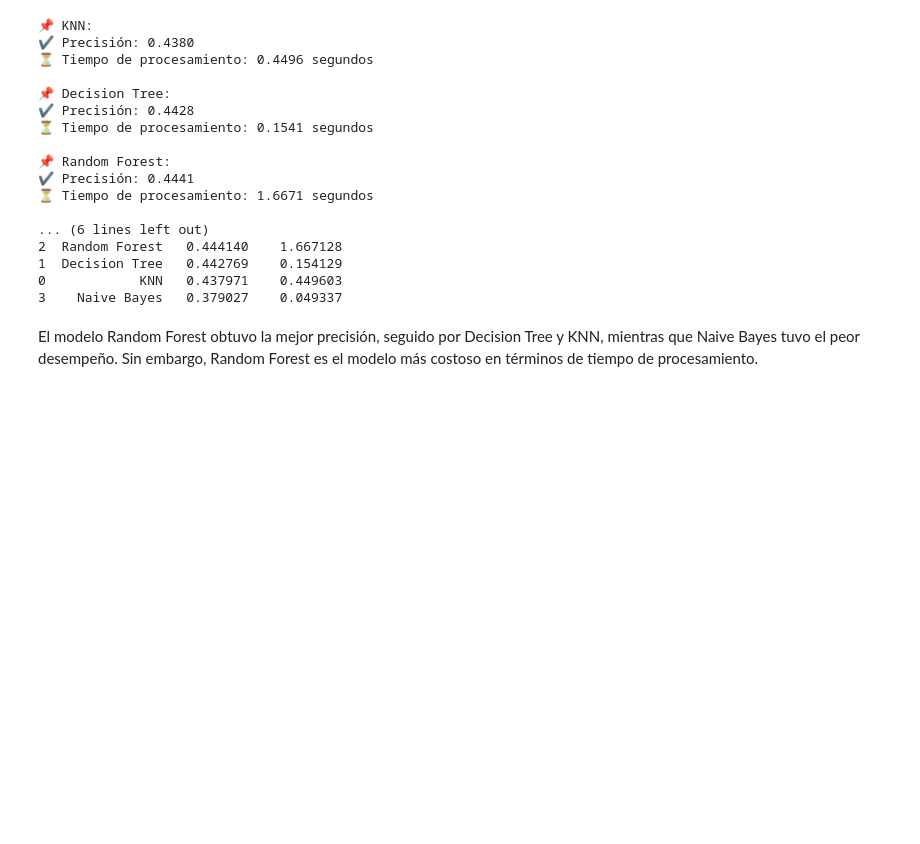
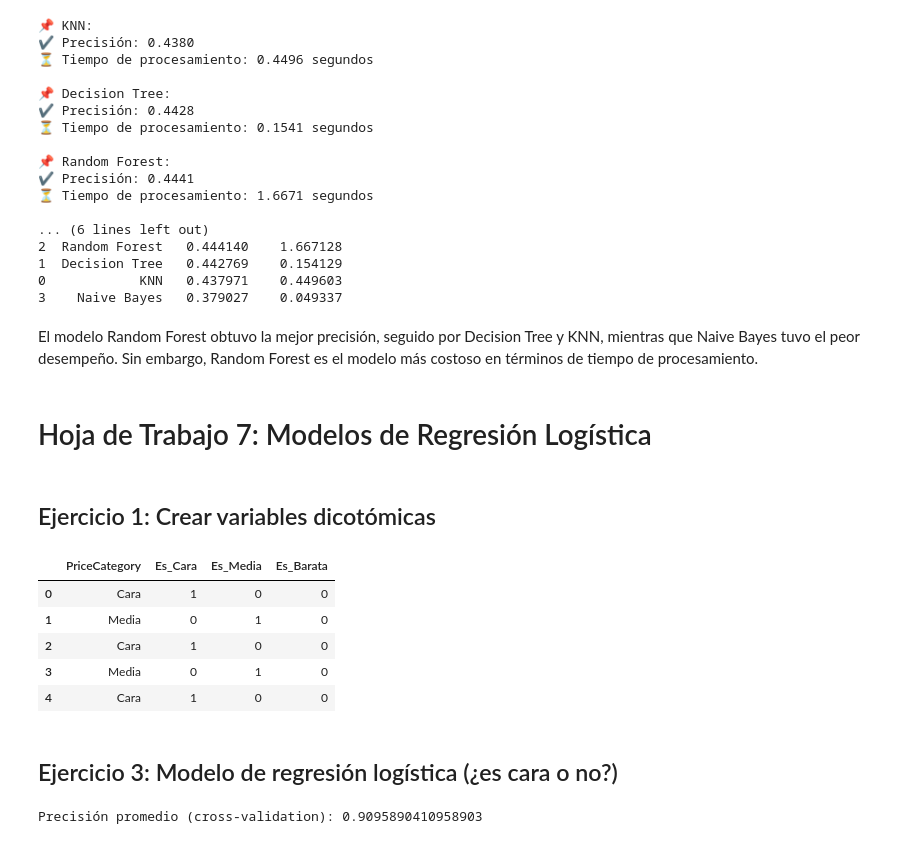
Before and after one commit to Sofiamishel2003/Modelo_Regresion_Lineal, a Jupyter notebook: Modelo_RegresionLineal.ipynb, the cells around one changed output. Cells and saved outputs as stored; diff of their text form; code cells hidden in the pictures; blank space fills up the shorter version.

Commit message:
Feat: ejercicios 1 y 3

```diff
--- a/Modelo_RegresionLineal.ipynb
+++ b/Modelo_RegresionLineal.ipynb
@@ -2334,3 +2334,66 @@ print("\n🔍 Comparación de Modelos:\n", results_df.sort_values(by="Precisión
 3    Naive Bayes   0.379027    0.049337
 # %% [markdown]
 El modelo Random Forest obtuvo la mejor precisión, seguido por Decision Tree y KNN, mientras que Naive Bayes tuvo el peor desempeño. Sin embargo, Random Forest es el modelo más costoso en términos de tiempo de procesamiento.
+# %% [markdown]
+# Hoja de Trabajo 7: Modelos de Regresión Logística
+# %% [markdown]
+## Ejercicio 1: Crear variables dicotómicas
+# %%
+import pandas as pd
+
+# Cargar datasets
+train_df = pd.read_csv("train.csv")
+
+# Crear la variable categórica
+train_df["PriceCategory"] = pd.qcut(train_df["SalePrice"], q=3, labels=["Barata", "Media", "Cara"])
+
+# Crear variables dicotómicas
+train_df["Es_Cara"] = (train_df["PriceCategory"] == "Cara").astype(int)
+train_df["Es_Media"] = (train_df["PriceCategory"] == "Media").astype(int)
+train_df["Es_Barata"] = (train_df["PriceCategory"] == "Barata").astype(int)
+
+# Verificación
+train_df[["PriceCategory", "Es_Cara", "Es_Media", "Es_Barata"]].head()
+# %% [output]
+|  | PriceCategory | Es_Cara | Es_Media | Es_Barata |
+| 0 | Cara | 1 | 0 | 0 |
+| 1 | Media | 0 | 1 | 0 |
+| 2 | Cara | 1 | 0 | 0 |
+| 3 | Media | 0 | 1 | 0 |
+| 4 | Cara | 1 | 0 | 0 |
+# %% [markdown]
+## Ejercicio 3: Modelo de regresión logística (¿es cara o no?)
+# %%
+from sklearn.linear_model import LogisticRegression
+from sklearn.model_selection import train_test_split, cross_val_score
+from sklearn.preprocessing import StandardScaler
+
+# Elegir variables predictoras
+features = [
+    'OverallQual',       # Calidad general de la vivienda
+    'GrLivArea',         # Superficie habitable sobre el nivel del suelo
+    'GarageCars',        # Número de autos que caben en el garage
+    'TotalBsmtSF',       # Superficie total del sótano
+    '1stFlrSF',          # Superficie del primer piso
+    'YearBuilt',         # Año de construcción
+    'FullBath',          # Número de baños completos
+    'TotRmsAbvGrd'       # Total de habitaciones sobre el nivel del suelo
+]
+
+X = train_df[features].copy()
+y = train_df["Es_Cara"]
+
+# Estandarizar variables
+scaler = StandardScaler()
+X_scaled = scaler.fit_transform(X)
+
+# Modelo
+logreg = LogisticRegression(random_state=42, max_iter=1000)
+scores = cross_val_score(logreg, X_scaled, y, cv=5, scoring='accuracy')
+
+# Entrenamiento final
+logreg.fit(X_scaled, y)
+
+print("Precisión promedio (cross-validation):", scores.mean())
+# %% [output]
+Precisión promedio (cross-validation): 0.9095890410958903
```
